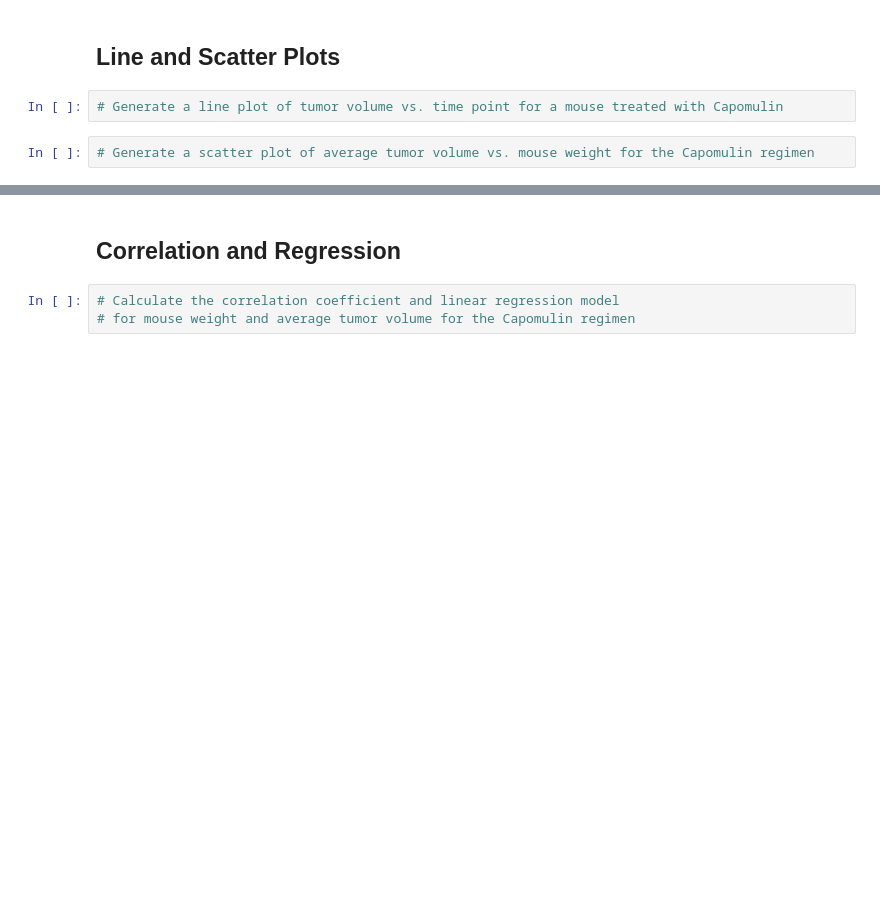
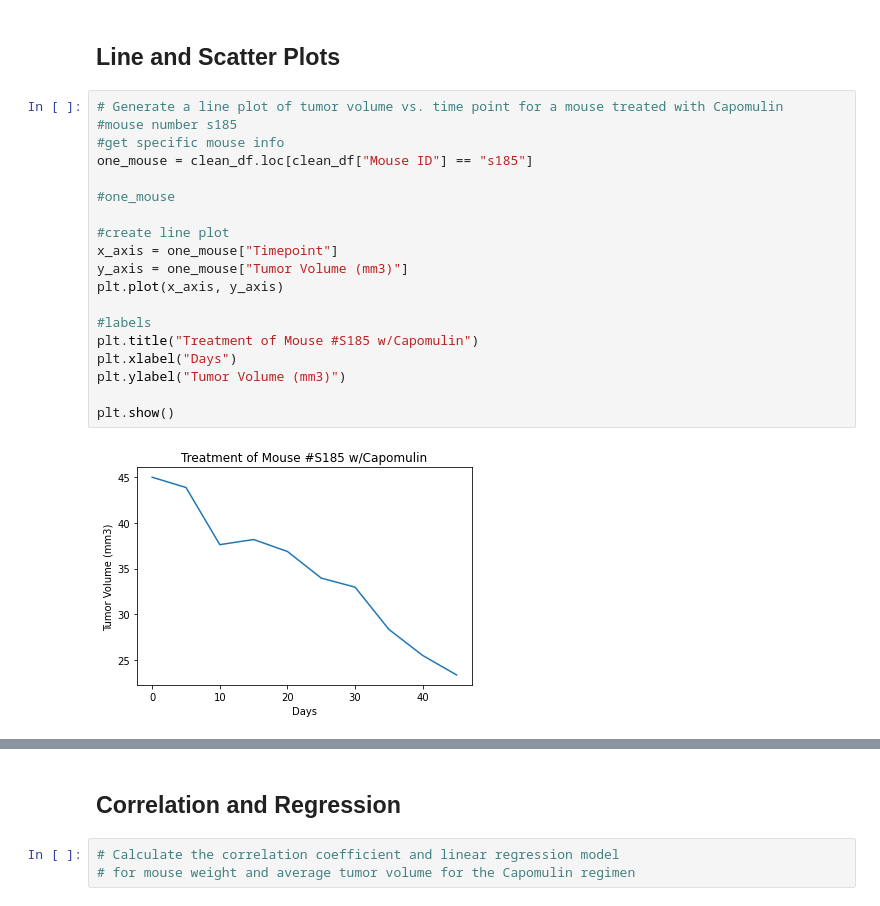
Before and after one commit to nstefanek/matplotlib, a Jupyter notebook: pymaceuticals_starter.ipynb, the cells around one changed output, grey strips where cells are left out. Drawn from its saved outputs; the diff is of its cells as text; blank space fills up the shorter version.

```diff
--- a/pymaceuticals_starter.ipynb
+++ b/pymaceuticals_starter.ipynb
@@ -269,6 +282,23 @@ Potential outliers in Ceftamin: 0
 # %% [markdown]
 ## Line and Scatter Plots
-# %%
-# Generate a line plot of tumor volume vs. time point for a mouse treated with Capomulin
-# %%
-# Generate a scatter plot of average tumor volume vs. mouse weight for the Capomulin regimen
+# %%
+# Generate a line plot of tumor volume vs. time point for a mouse treated with Capomulin
+#mouse number s185
+#get specific mouse info
+one_mouse = clean_df.loc[clean_df["Mouse ID"] == "s185"]
+
+#one_mouse
+
+#create line plot
+x_axis = one_mouse["Timepoint"]
+y_axis = one_mouse["Tumor Volume (mm3)"]
+plt.plot(x_axis, y_axis)
+
+#labels
+plt.title("Treatment of Mouse #S185 w/Capomulin")
+plt.xlabel("Days")
+plt.ylabel("Tumor Volume (mm3)")
+
+plt.show()
+# %% [output]
+[figure, added]
```
Also changed, not shown: parts of 3 cells of this notebook, 1 other file.
